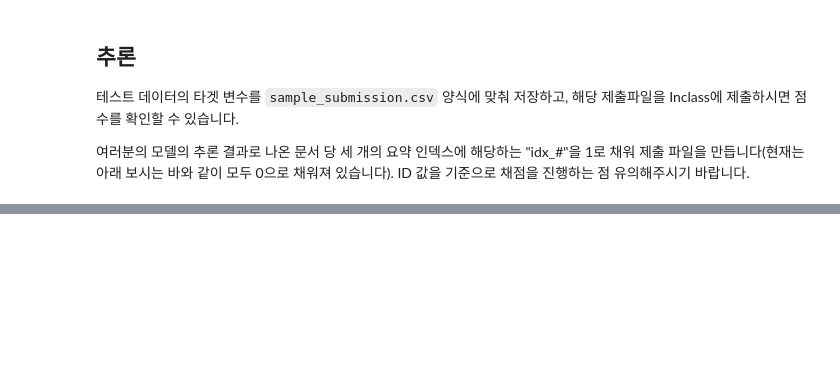
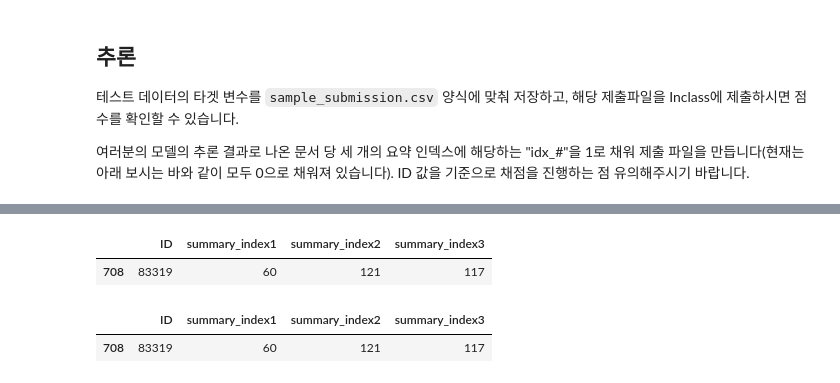
Before and after one commit to RyanKor/ko-nlp-legal-docs-summary, a Jupyter notebook: korean_nlp_legal_docs_torch.ipynb, the cells around one changed output, grey strips where cells are left out. Saved outputs shown, nothing was run; the diff lists cells and outputs as text; code cells hidden in the pictures; blank space fills up the shorter version.

```diff
--- a/korean_nlp_legal_docs_torch.ipynb
+++ b/korean_nlp_legal_docs_torch.ipynb
@@ -50,13 +53,13 @@ DEVICE = torch.device('cuda' if torch.cuda.is_available() else 'cpu')
 # 경로 설정
 ROOT_PATH = './'
 DATA_DIR = './data'
-MODEL_DIR = ROOT_PATH
+MODEL_DIR = DATA_DIR
 # %% [markdown]
 ## 데이터 로드
 # %%
 # hyper-parameters
-TRAIN_BATCH_SIZE = 1
-EVAL_BATCH_SIZE = 1
+TRAIN_BATCH_SIZE = 8
+EVAL_BATCH_SIZE = 32
 
 # 학습 데이터만 있으니 학습 데이터셋 비율과 validation 데이터셋 비율을 나눔
 TRAIN_RATIO = 0.9
@@ -173,7 +176,7 @@ class Summarizer(nn.Module):
         """
         """
         super(Summarizer, self).__init__()
-        self.encoder = transformers.BertModel.from_pretrained("beomi/KcELECTRA-base")
+        self.encoder = transformers.DistilBertModel.from_pretrained('distilbert-base-multilingual-cased')
         self.fc = nn.Linear(768, 1)
         self.sigmoid = nn.Sigmoid()
 
@@ -181,7 +184,7 @@ class Summarizer(nn.Module):
     def forward(self, x, segs, clss, mask, mask_clss, sentence_range=None):
         """
         """
-        top_vec = self.encoder(input_ids = x.long(), attention_mask = mask.float(),  token_type_ids = segs.long()).last_hidden_state
+        top_vec = self.encoder(input_ids = x.long(), attention_mask = mask.float()).last_hidden_state
         sents_vec = top_vec[torch.arange(top_vec.size(0)).unsqueeze(1), clss.long()]
         sents_vec = sents_vec * mask_clss[:, :, None].float()
         h = self.fc(sents_vec).squeeze(-1)
@@ -507,7 +513,7 @@ test_dataloader = DataLoader(dataset=test_dataset, batch_size=TRAIN_BATCH_SIZE,
 # %%
 """ 이전에 학습한 모델 weight파일을 불러 추론하려면 아래 주석을 풀고 실행
     학습 진행 후 바로 추론하는 경우 학습 과정의 model 사용 (주석 풀지 않고 실행) """
-MODEL_DIR = os.path.join(ROOT_PATH, 'best.pt')
+MODEL_DIR = os.path.join(MODEL_DIR, 'best.pt')
 model = Summarizer().to(DEVICE)
 model.load_state_dict(torch.load(MODEL_DIR)['model'])
 
@@ -536,9 +568,13 @@ print(pred_lst[:5])
 # %%
 # 제출 파일
 for i,txt in enumerate(pred_lst):
-    submit.iloc[i,txt[0]+1] += 1
-    submit.iloc[i,txt[1]+1] += 1
-    submit.iloc[i,txt[2]+1] += 1
-submit.head()
+    submit.iloc[i, 1] += txt[0]+1
+    submit.iloc[i, 2] += txt[1]+1
+    submit.iloc[i, 3] += txt[2]+1
+    # print(submit.iloc[i, 1])
+submit[submit["ID"] == 83319]
+# %% [output]
+|  | ID | summary_index1 | summary_index2 | summary_index3 |
+| 708 | 83319 | 60 | 121 | 117 |
 # %%
 submit.to_csv(os.path.join(ROOT_PATH, 'prediction.csv'), index=False)
@@ -544,0 +583,5 @@ submit.to_csv(os.path.join(ROOT_PATH, 'prediction.csv'), index=False)
+# %%
+predc[predc["ID"] == 83319]
+# %% [output]
+|  | ID | summary_index1 | summary_index2 | summary_index3 |
+| 708 | 83319 | 60 | 121 | 117 |
```
Also changed, not shown: parts of 12 cells of this notebook, 4 other files.
